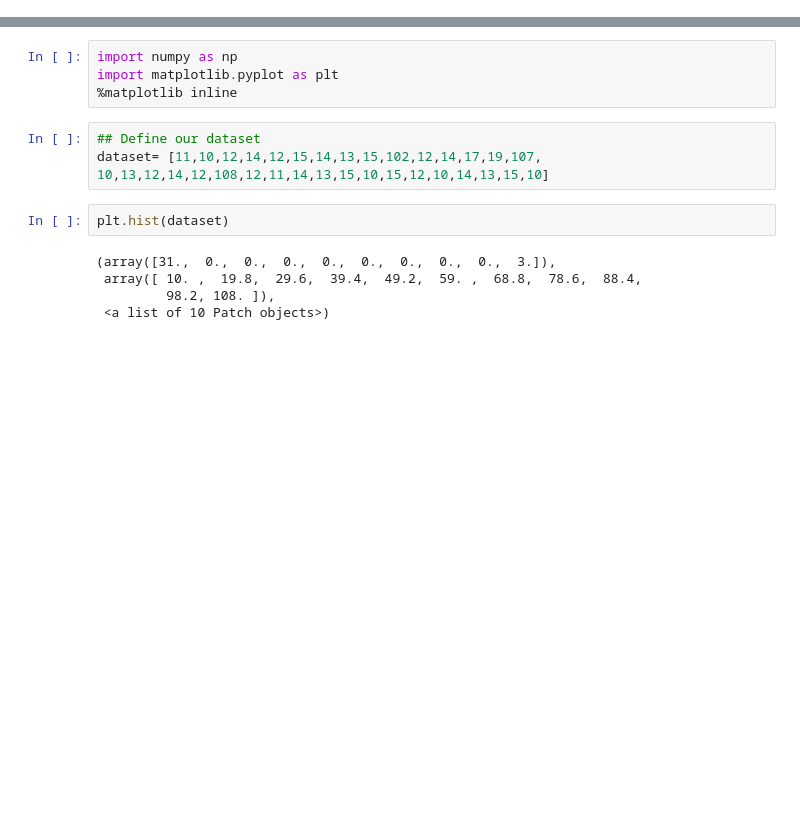
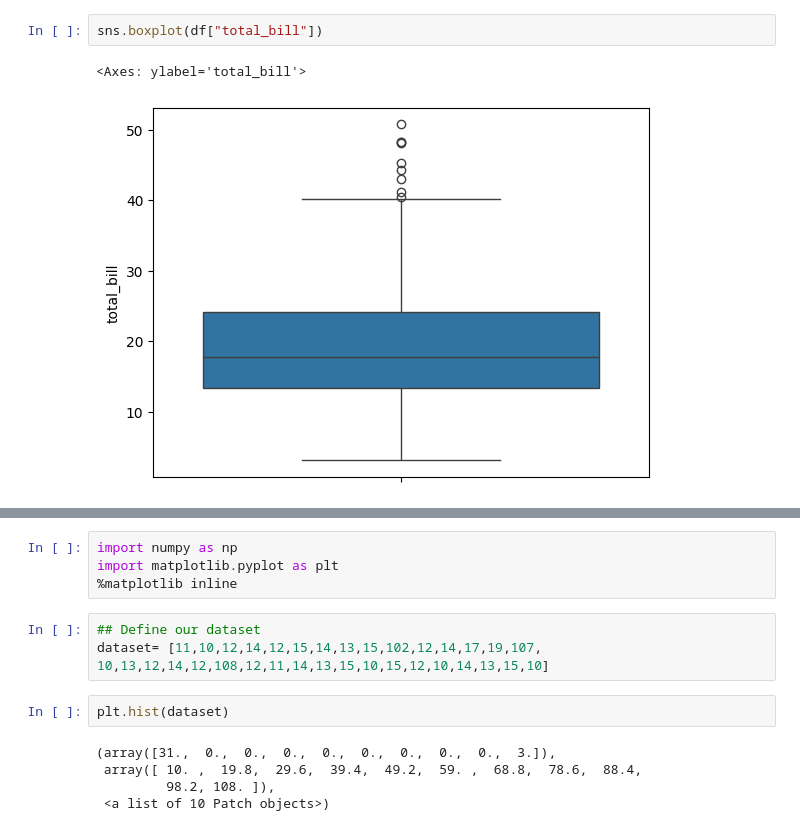
Before and after one commit to ZarinSaima333/CSE330-Numerical-Methods, a Jupyter notebook: Copy_of_Stats_Practicals.ipynb, the cells around one changed output, grey strips where cells are left out. Cells and saved outputs as stored; diff of their text form; blank space fills up the shorter version.

```diff
--- a/Copy_of_Stats_Practicals.ipynb
+++ b/Copy_of_Stats_Practicals.ipynb
@@ -4,0 +50,5 @@
+# %%
+sns.boxplot(df["total_bill"])
+# %% [output]
+<Axes: ylabel='total_bill'>
+[figure, added]
```
Also changed, not shown: parts of 16 cells of this notebook.
